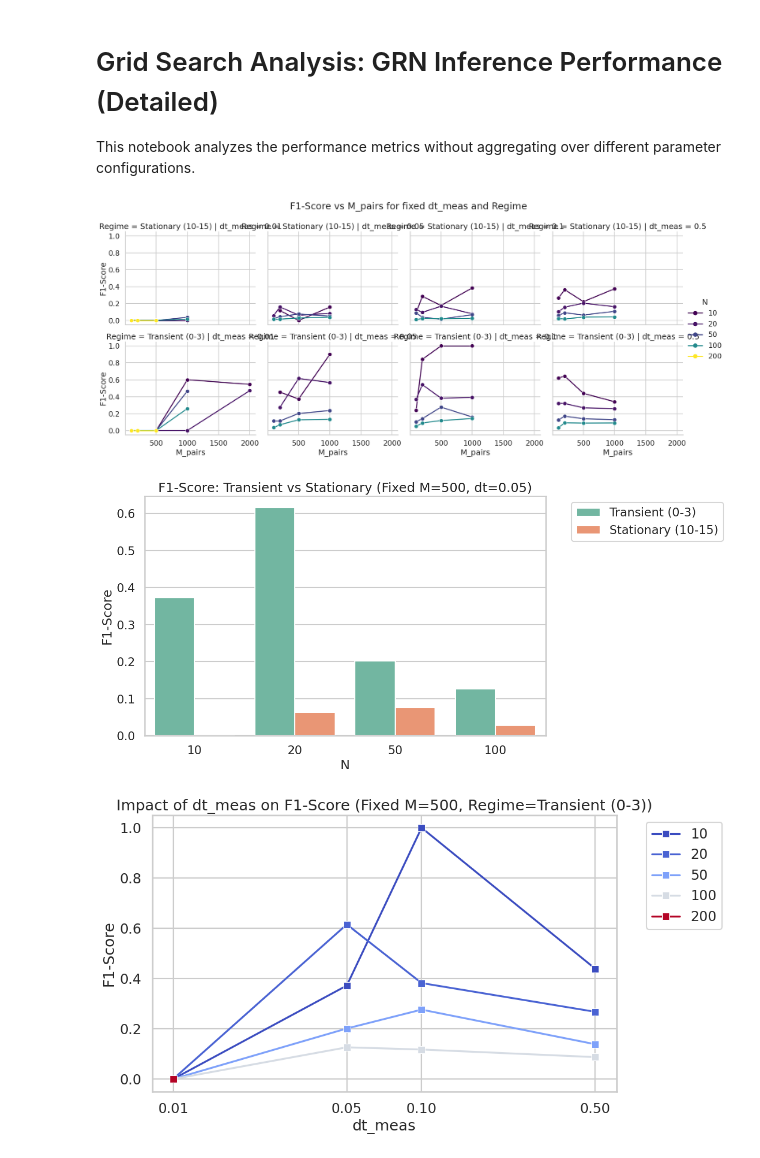
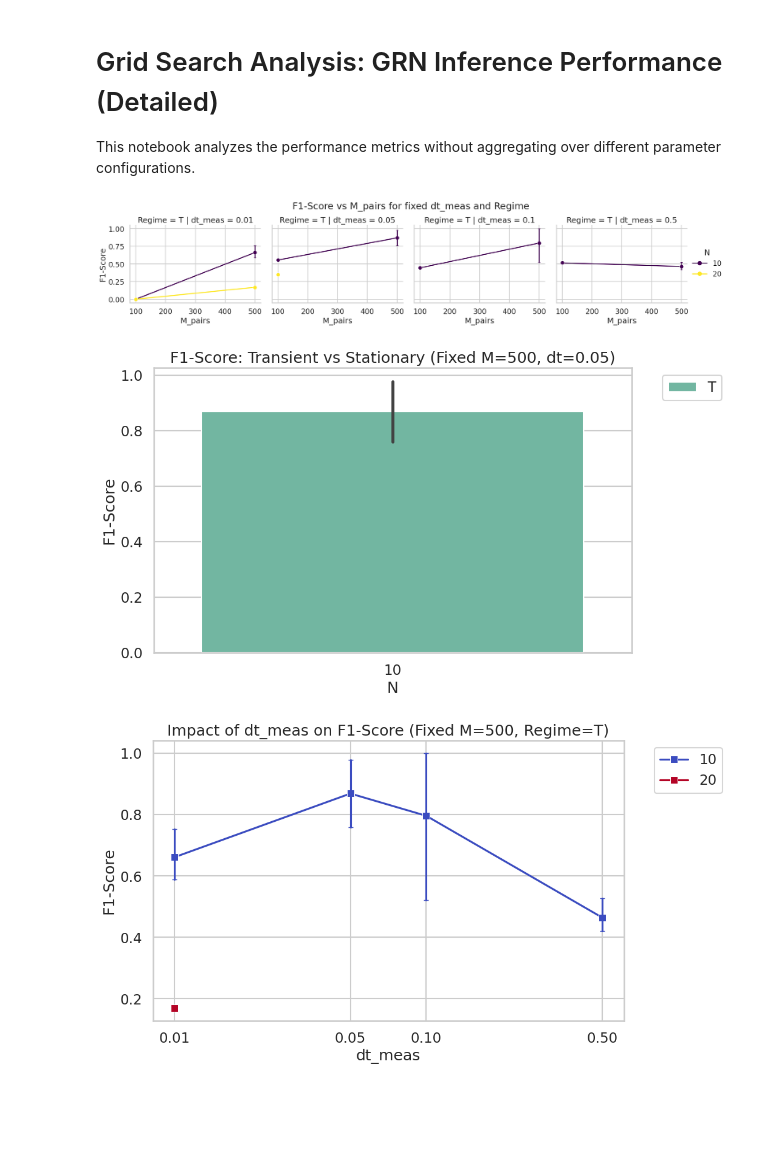
Before and after one commit to CoMuNeLab/Onsager_Machlup_Inf, a Jupyter notebook: Grid_Search_Analysis.ipynb, the cells around one changed output. Cells and saved outputs as stored; diff of their text form; code cells hidden in the pictures; blank space fills up the shorter version.

```diff
--- a/Grid_Search_Analysis.ipynb
+++ b/Grid_Search_Analysis.ipynb
@@ -13,14 +13,15 @@ sns.set_theme(style='whitegrid', context='talk')
 os.makedirs('images/detailed', exist_ok=True)
 # %%
 # Load data
-df = pd.read_csv('grid_results/performance_metrics.csv')
-df = df.drop_duplicates(subset=['dt_meas', 'M_pairs', 't_window_start', 't_window_end', 'N'], keep='last')
+df = pd.read_csv('results/grid_results/performance_metrics.csv')
+# We no longer drop duplicates because we want to keep all trials for seaborn to calculate confidence intervals
+# df = df.drop_duplicates(subset=['dt_meas', 'M_pairs', 't_window_start', 't_window_end', 'N'], keep='last')
 
 def label_window(row):
     if row['t_window_start'] == 0.0:
-        return 'Transient (0-3)'
+        return 'T'
     else:
-        return 'Stationary (10-15)'
+        return 'S'
 
 df['Regime'] = df.apply(label_window, axis=1)
 
@@ -30,15 +31,15 @@ for col in numeric_cols:
 # %%
 # Plot F1-Score vs M_pairs. We use a FacetGrid to separate dt_meas (columns) and Regime (rows).
 g = sns.relplot(
     data=df, x='M_pairs', y='F1-Score', hue='N',
-    col='dt_meas', row='Regime', kind='line', marker='o',
+    col='dt_meas', row='Regime', kind='line', err_style='bars', err_kws={'capsize': 3}, marker='o',
     palette='viridis', height=4, aspect=1.2
 )
 g.fig.suptitle('F1-Score vs M_pairs for fixed dt_meas and Regime', y=1.05)
 g.savefig('images/detailed/performance_vs_M_faceted.png', dpi=300, bbox_inches='tight')
 plt.show()
 # %% [output]
-[figure, old version]
+[figure, new version]
 # %%
 # Choose a specific configuration to compare transient vs stationary: M_pairs=500, dt_meas=0.05
 fixed_M = 500
@@ -52,14 +53,14 @@ plt.legend(bbox_to_anchor=(1.05, 1), loc='upper left')
 plt.savefig('images/detailed/transient_vs_stationary_fixed.png', dpi=300, bbox_inches='tight')
 plt.show()
 # %% [output]
-[figure, old version]
+[figure, new version]
 # %%
 # Choose a specific configuration: M_pairs=500, Regime=Transient
-fixed_Regime = 'Transient (0-3)'
+fixed_Regime = 'T'
 df_dt = df[(df['M_pairs'] == fixed_M) & (df['Regime'] == fixed_Regime)]
 
 fig, ax = plt.subplots(figsize=(10, 6))
-sns.lineplot(data=df_dt, x='dt_meas', y='F1-Score', hue='N', marker='s', palette='coolwarm', ax=ax)
+sns.lineplot(err_style='bars', err_kws={'capsize': 3}, data=df_dt, x='dt_meas', y='F1-Score', hue='N', marker='s', palette='coolwarm', ax=ax)
 ax.set_title(f'Impact of dt_meas on F1-Score (Fixed M={fixed_M}, Regime={fixed_Regime})')
 ax.set_xscale('log')
 ax.set_xticks([0.01, 0.05, 0.1, 0.5])
@@ -68,4 +69,4 @@ plt.legend(bbox_to_anchor=(1.05, 1), loc='upper left')
 plt.savefig('images/detailed/impact_of_dt_fixed.png', dpi=300, bbox_inches='tight')
 plt.show()
 # %% [output]
-[figure, old version]
+[figure, new version]
```
Also changed, not shown: parts of 3 cells of this notebook, 4 other files.
